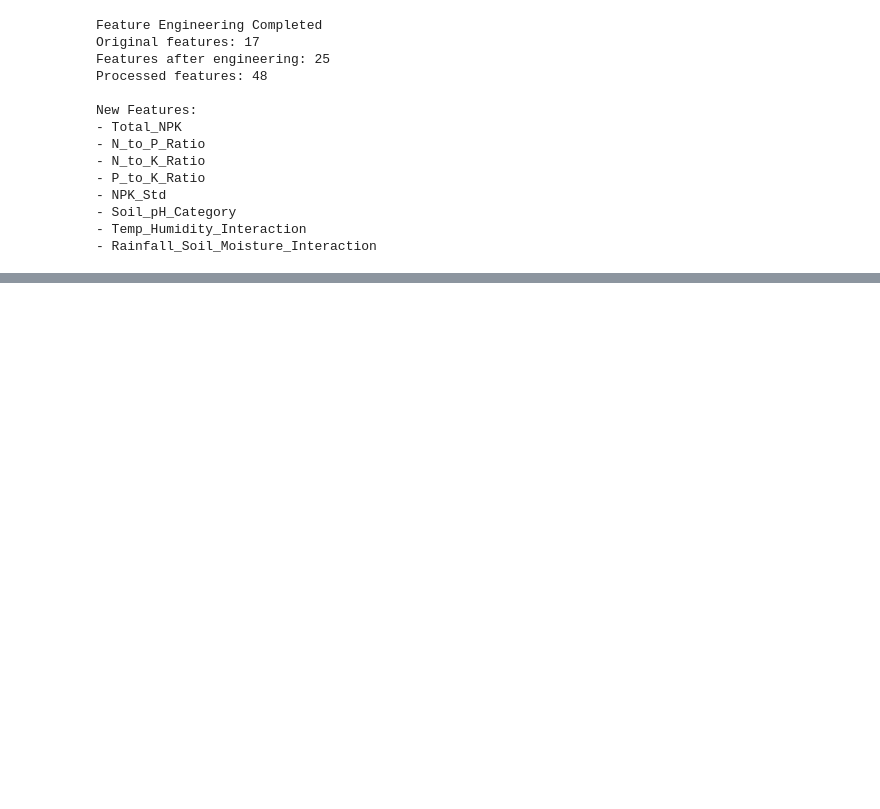
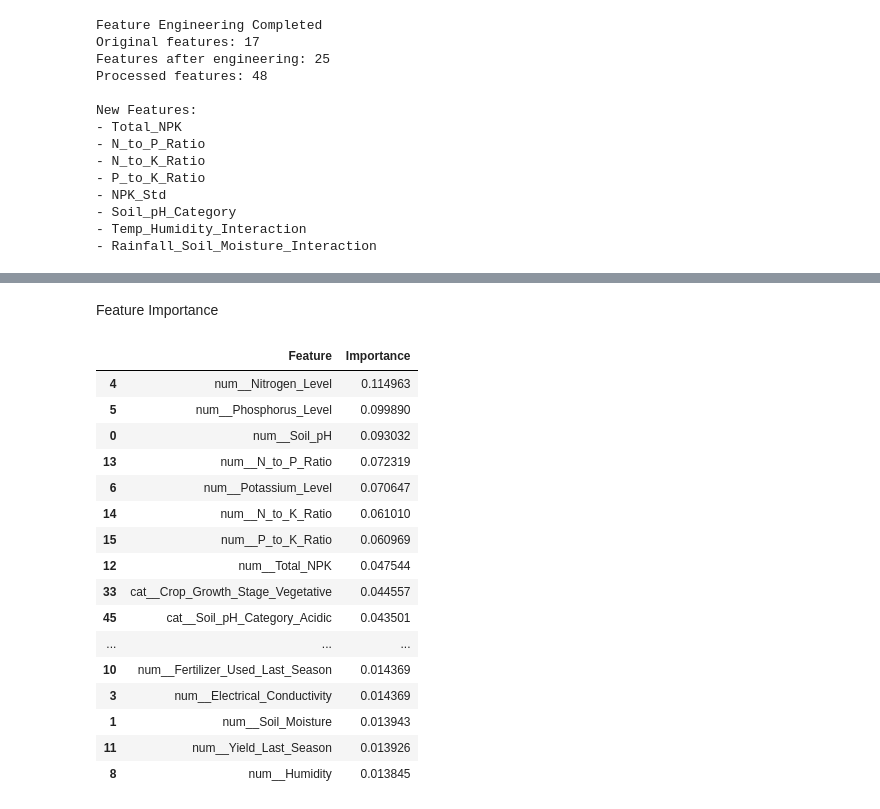
Before and after one commit to RumethW/AI-Powered-Fertilizer-Recommendation-System, a Jupyter notebook: ml_model.ipynb, the cells around one changed output, grey strips where cells are left out. Cells and saved outputs as stored; diff of their text form; code cells hidden in the pictures; blank space fills up the shorter version.

```diff
--- a/ml_model.ipynb
+++ b/ml_model.ipynb
@@ -422,0 +635,37 @@ New Features:
+# %% [markdown]
+Feature Importance
+# %%
+# Get the feature names after preprocessing and feature engineering
+feature_names_fe = preprocessor_fe.get_feature_names_out()
+
+# Create a DataFrame containing each feature and its importance score
+feature_importance = pd.DataFrame({
+    "Feature": feature_names_fe,
+    "Importance": random_forest_model.feature_importances_
+})
+
+# Sort features from highest to lowest importance
+feature_importance = feature_importance.sort_values(
+    by="Importance",
+    ascending=False
+)
+
+feature_importance.head(20)
+# %% [output]
+|  | Feature | Importance |
+| 4 | num__Nitrogen_Level | 0.114963 |
+| 5 | num__Phosphorus_Level | 0.099890 |
+| 0 | num__Soil_pH | 0.093032 |
+| 13 | num__N_to_P_Ratio | 0.072319 |
+| 6 | num__Potassium_Level | 0.070647 |
+| 14 | num__N_to_K_Ratio | 0.061010 |
+| 15 | num__P_to_K_Ratio | 0.060969 |
+| 12 | num__Total_NPK | 0.047544 |
+| 33 | cat__Crop_Growth_Stage_Vegetative | 0.044557 |
+| 45 | cat__Soil_pH_Category_Acidic | 0.043501 |
+| ... | ... | ... |
+| 10 | num__Fertilizer_Used_Last_Season | 0.014369 |
+| 3 | num__Electrical_Conductivity | 0.014369 |
+| 1 | num__Soil_Moisture | 0.013943 |
+| 11 | num__Yield_Last_Season | 0.013926 |
+| 8 | num__Humidity | 0.013845 |
```
Also changed, not shown: parts of 17 cells of this notebook.
